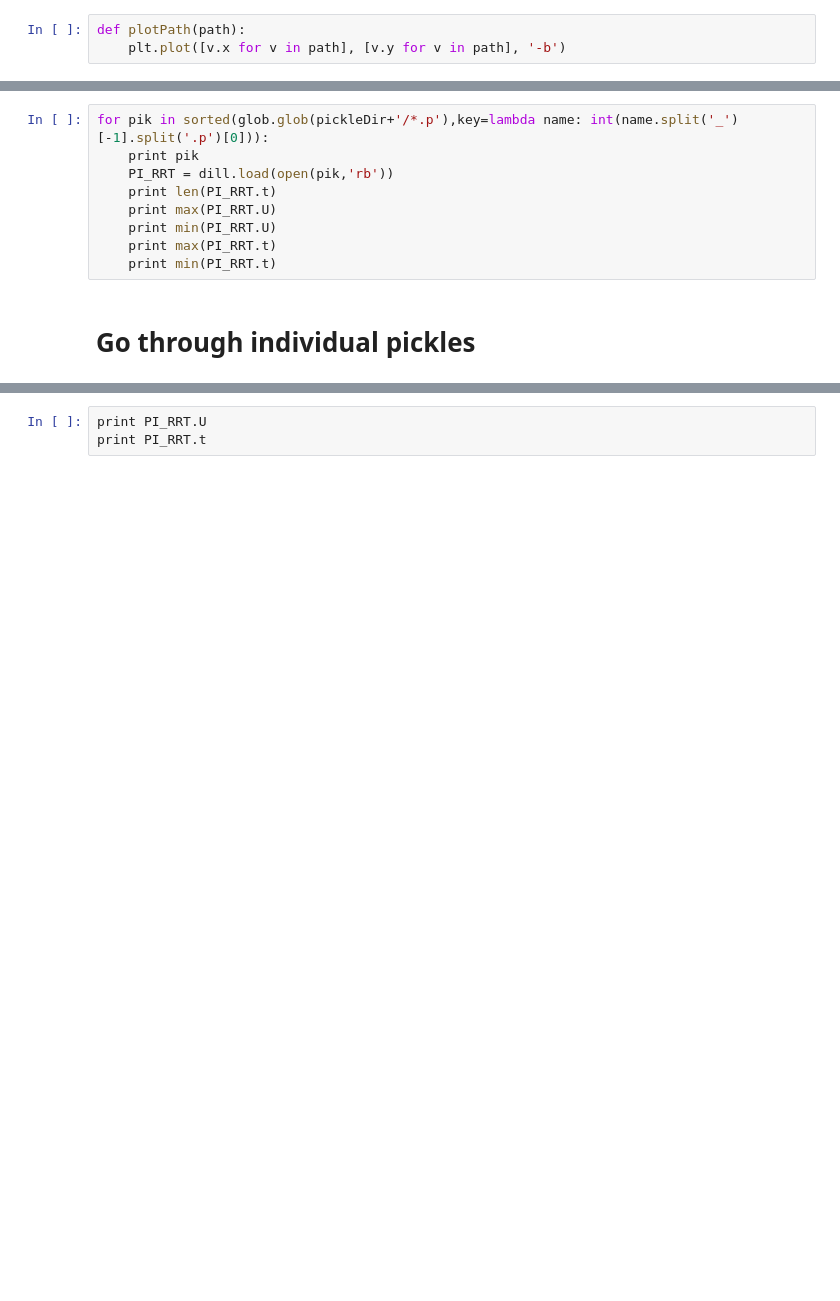
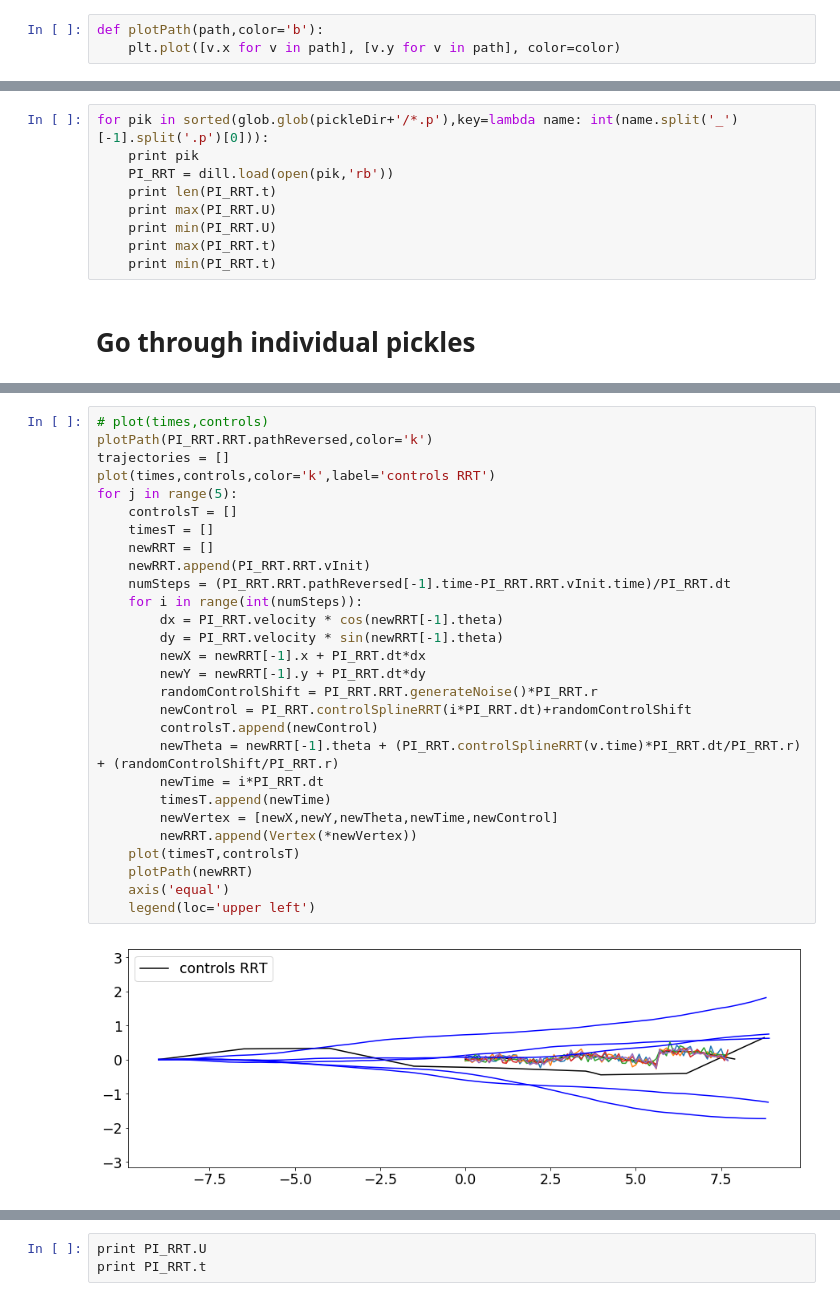
Before and after one commit to ankitkaushik/StochasticOptimalControl, a Jupyter notebook: PI_RRT.ipynb, the cells around one changed output, grey strips where cells are left out. Saved outputs shown, nothing was run; the diff lists cells and outputs as text; blank space fills up the shorter version.

```diff
--- a/PI_RRT.ipynb
+++ b/PI_RRT.ipynb
@@ -21,8 +21,8 @@ Populating the interactive namespace from numpy and matplotlib
 # %% [markdown]
 # Plotting functions
 # %%
-def plotPath(path):
-    plt.plot([v.x for v in path], [v.y for v in path], '-b')
+def plotPath(path,color='b'):
+    plt.plot([v.x for v in path], [v.y for v in path], color=color)
 # %%
 def scatterPath(path):
     scatter([v.x for v in path], [v.y for v in path], color='red',s=100)
@@ -101,3 +138,33 @@ PI_RRT = dill.load(open(pickleDir+'/PI_RRT_8.p','rb'))
+# %%
+# plot(times,controls)
+plotPath(PI_RRT.RRT.pathReversed,color='k')
+trajectories = []
+plot(times,controls,color='k',label='controls RRT')
+for j in range(5):
+    controlsT = []
+    timesT = []
+    newRRT = []
+    newRRT.append(PI_RRT.RRT.vInit)
+    numSteps = (PI_RRT.RRT.pathReversed[-1].time-PI_RRT.RRT.vInit.time)/PI_RRT.dt
+    for i in range(int(numSteps)):
+        dx = PI_RRT.velocity * cos(newRRT[-1].theta)
+        dy = PI_RRT.velocity * sin(newRRT[-1].theta)
+        newX = newRRT[-1].x + PI_RRT.dt*dx
+        newY = newRRT[-1].y + PI_RRT.dt*dy
+        randomControlShift = PI_RRT.RRT.generateNoise()*PI_RRT.r
+        newControl = PI_RRT.controlSplineRRT(i*PI_RRT.dt)+randomControlShift
+        controlsT.append(newControl)
+        newTheta = newRRT[-1].theta + (PI_RRT.controlSplineRRT(v.time)*PI_RRT.dt/PI_RRT.r) + (randomControlShift/PI_RRT.r)
+        newTime = i*PI_RRT.dt
+        timesT.append(newTime)
+        newVertex = [newX,newY,newTheta,newTime,newControl]
+        newRRT.append(Vertex(*newVertex))
+    plot(timesT,controlsT)
+    plotPath(newRRT)
+    axis('equal')
+    legend(loc='upper left')
+# %% [output]
+[figure, added]
 # %%
 print len(PI_RRT.plotStore.RRTcompletionTimes)
 print np.mean(PI_RRT.plotStore.RRTcompletionTimes)
```
Also changed, not shown: parts of 28 cells of this notebook, 5 other files.
